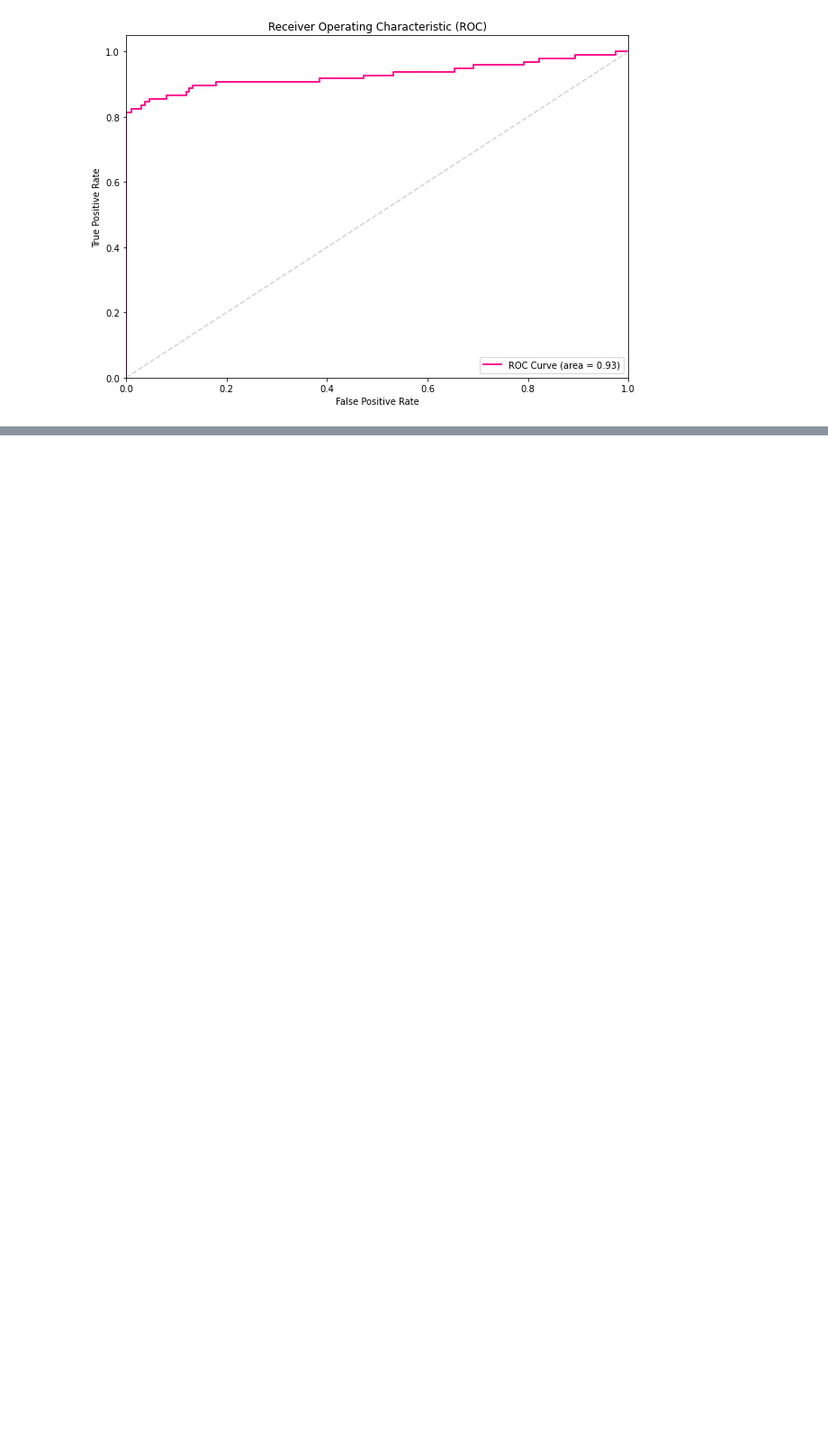
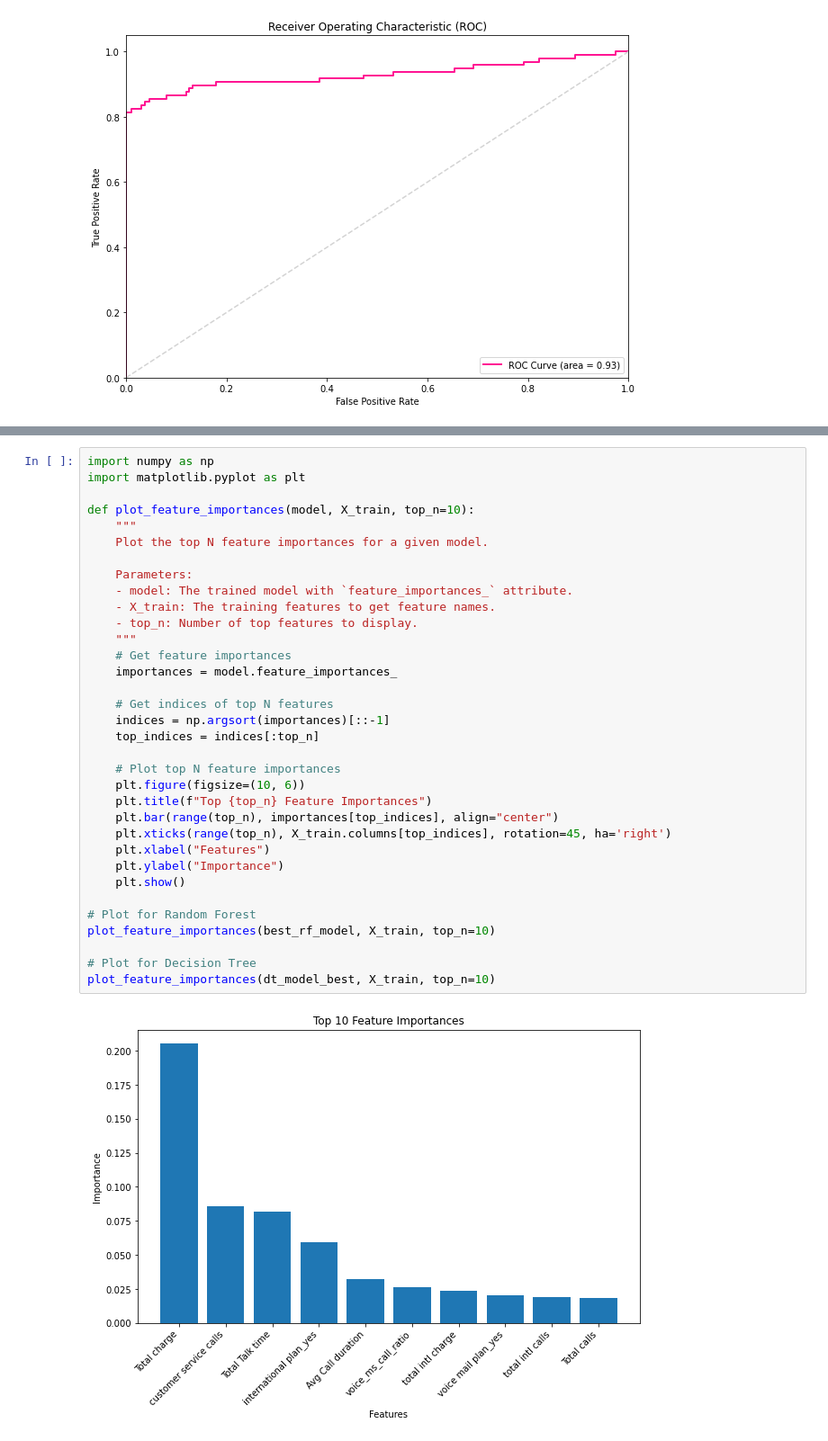
Before and after one commit to gtisnanga/SYRIA-CUSTOMER-CHURN-PHASE-3, a Jupyter notebook: ipynp.ipynb, the cells around one changed output, grey strips where cells are left out. Shown at 90% size. Saved outputs shown, nothing was run; the diff lists cells and outputs as text; blank space fills up the shorter version.

Commit message:
modelling and hyper tuning

```diff
--- a/ipynp.ipynb
+++ b/ipynp.ipynb
@@ -1354,0 +1376,36 @@ weighted avg       0.97      0.97      0.97       667
+# %%
+import numpy as np
+import matplotlib.pyplot as plt
+
+def plot_feature_importances(model, X_train, top_n=10):
+    """
+    Plot the top N feature importances for a given model.
+
+    Parameters:
+    - model: The trained model with `feature_importances_` attribute.
+    - X_train: The training features to get feature names.
+    - top_n: Number of top features to display.
+    """
+    # Get feature importances
+    importances = model.feature_importances_
+
+    # Get indices of top N features
+    indices = np.argsort(importances)[::-1]
+    top_indices = indices[:top_n]
+
+    # Plot top N feature importances
+    plt.figure(figsize=(10, 6))
+    plt.title(f"Top {top_n} Feature Importances")
+    plt.bar(range(top_n), importances[top_indices], align="center")
+    plt.xticks(range(top_n), X_train.columns[top_indices], rotation=45, ha='right')
+    plt.xlabel("Features")
+    plt.ylabel("Importance")
+    plt.show()
+
+# Plot for Random Forest
+plot_feature_importances(best_rf_model, X_train, top_n=10)
+
+# Plot for Decision Tree
+plot_feature_importances(dt_model_best, X_train, top_n=10)
+# %% [output]
+[figure, added]
```
Also changed, not shown: parts of 5 cells of this notebook.
